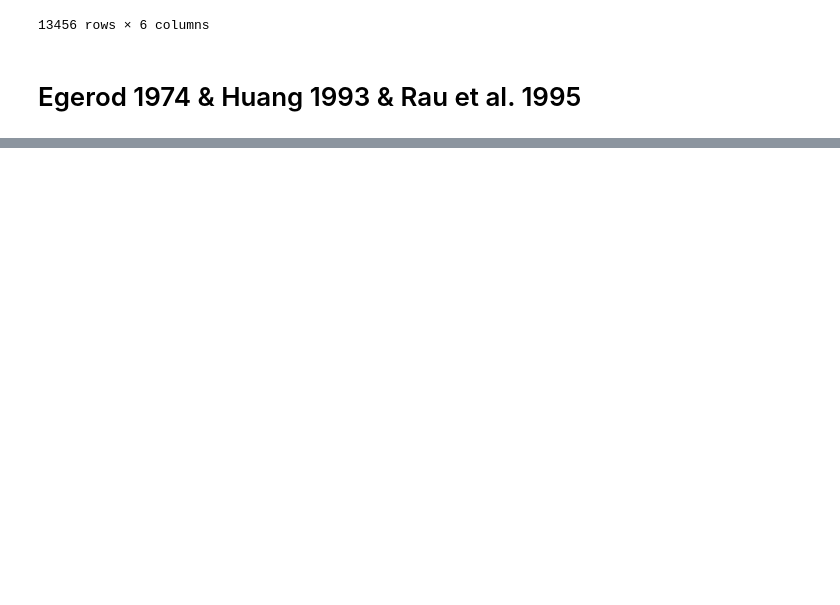
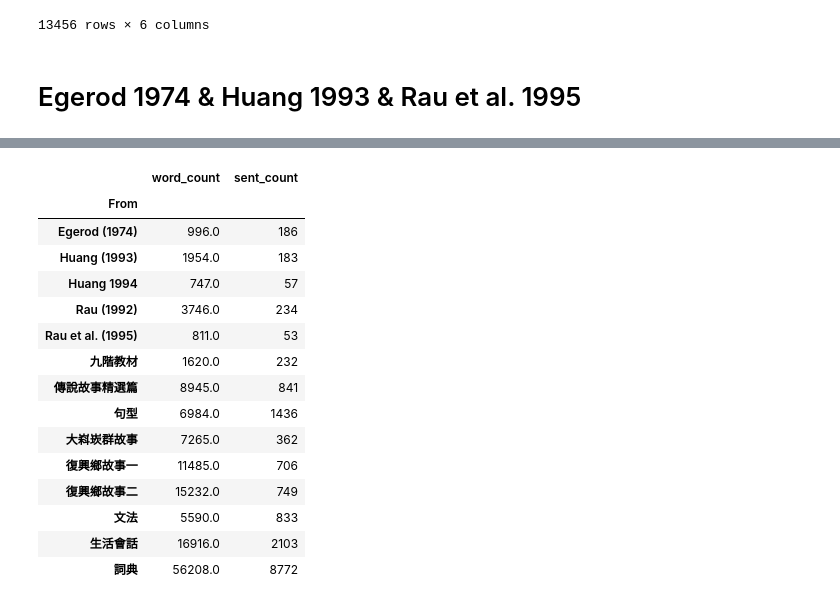
Before and after one commit to puerdon/Formosan-languages, a Jupyter notebook: check_and_update_pkl.ipynb, the cells around one changed output, grey strips where cells are left out. Cells and saved outputs as stored; diff of their text form; code cells hidden in the pictures; blank space fills up the shorter version.

```diff
--- a/check_and_update_pkl.ipynb
+++ b/check_and_update_pkl.ipynb
@@ -902,0 +923,4 @@ df.to_pickle('./data/Formosan-Mandarin_sent_pairs_20221219.pkl', compression="gz
+# %%
+df = pd.read_pickle('./data/Formosan-Mandarin_sent_pairs_20221219.pkl', compression="gzip")
+# %%
+df['word_count'] = df['Ab'].str.split(' ').str.len()
@@ -902,0 +935,23 @@ df.to_pickle('./data/Formosan-Mandarin_sent_pairs_20221219.pkl', compression="gz
+# %%
+df['sent_count'] = df['Ab'].astype('str').apply(lambda s: len(sent_tokenize(s)))
+# %%
+summarized_df = df.groupby(['From']).sum()
+# %%
+summarized_df
+# %% [output]
+|  | word_count | sent_count |
+| From |  |  |
+| Egerod (1974) | 996.0 | 186 |
+| Huang (1993) | 1954.0 | 183 |
+| Huang 1994 | 747.0 | 57 |
+| Rau (1992) | 3746.0 | 234 |
+| Rau et al. (1995) | 811.0 | 53 |
+| 九階教材 | 1620.0 | 232 |
+| 傳說故事精選篇 | 8945.0 | 841 |
+| 句型 | 6984.0 | 1436 |
+| 大嵙崁群故事 | 7265.0 | 362 |
+| 復興鄉故事一 | 11485.0 | 706 |
+| 復興鄉故事二 | 15232.0 | 749 |
+| 文法 | 5590.0 | 833 |
+| 生活會話 | 16916.0 | 2103 |
+| 詞典 | 56208.0 | 8772 |
```
Also changed, not shown: parts of 3 cells of this notebook, 1 other file.
